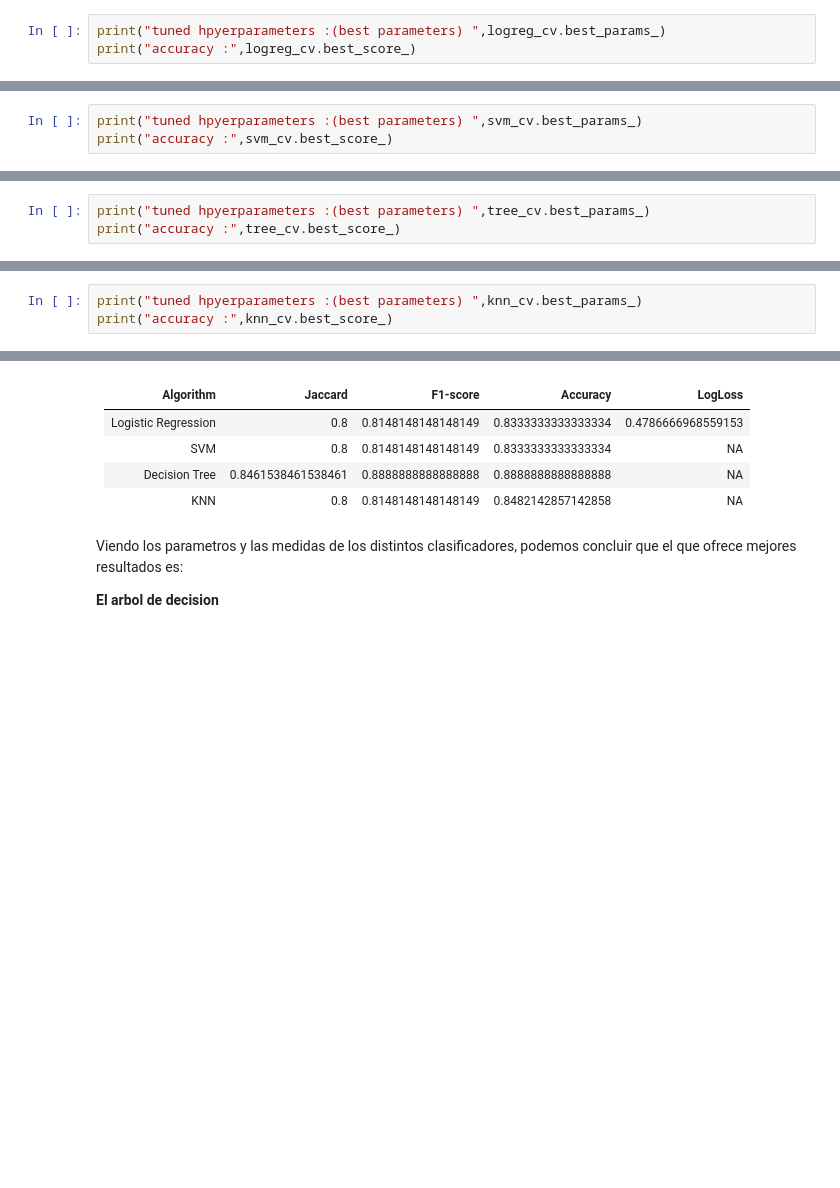
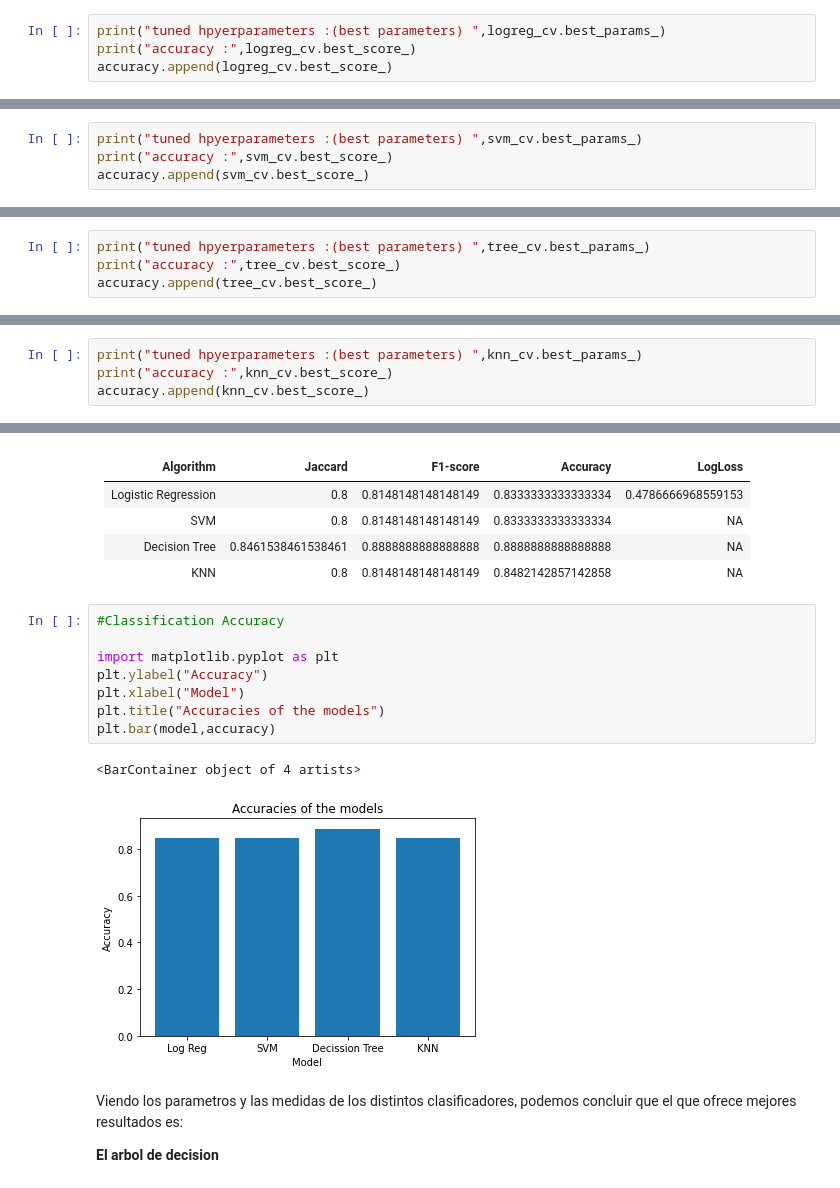
Before and after one commit to carpimat/Final_Assigment_applied_data_science, a Jupyter notebook: Laboratorio 6. Analisis predictivo.ipynb, the cells around one changed output, grey strips where cells are left out. Drawn from its saved outputs; the diff is of its cells as text; blank space fills up the shorter version.

```diff
--- a/Laboratorio 6. Analisis predictivo.ipynb
+++ b/Laboratorio 6. Analisis predictivo.ipynb
@@ -200,6 +202,7 @@ We output the <code>GridSearchCV</code> object for logistic regression. We displ
 # %%
 print("tuned hpyerparameters :(best parameters) ",logreg_cv.best_params_)
 print("accuracy :",logreg_cv.best_score_)
+accuracy.append(logreg_cv.best_score_)
 # %% [output]
 tuned hpyerparameters :(best parameters)  {'C': 0.01, 'penalty': 'l2', 'solver': 'lbfgs'}
 accuracy : 0.8464285714285713
@@ -239,6 +242,7 @@ svm_cv = GridSearchCV(cv=10, estimator = svm, param_grid=parameters).fit(X_train
 # %%
 print("tuned hpyerparameters :(best parameters) ",svm_cv.best_params_)
 print("accuracy :",svm_cv.best_score_)
+accuracy.append(svm_cv.best_score_)
 # %% [output]
 tuned hpyerparameters :(best parameters)  {'C': 1.0, 'gamma': 0.03162277660168379, 'kernel': 'sigmoid'}
 accuracy : 0.8482142857142856
@@ -278,4 +282,5 @@ tree_cv = GridSearchCV(cv=10, estimator = tree, param_grid=parameters).fit(X_tra
 # %%
 print("tuned hpyerparameters :(best parameters) ",tree_cv.best_params_)
 print("accuracy :",tree_cv.best_score_)
+accuracy.append(tree_cv.best_score_)
 # %% [output]
@@ -314,6 +319,7 @@ knn_cv = GridSearchCV(cv=10, estimator = KNN, param_grid=parameters).fit(X_train
 # %%
 print("tuned hpyerparameters :(best parameters) ",knn_cv.best_params_)
 print("accuracy :",knn_cv.best_score_)
+accuracy.append(knn_cv.best_score_)
 # %% [output]
 tuned hpyerparameters :(best parameters)  {'algorithm': 'auto', 'n_neighbors': 10, 'p': 1}
 accuracy : 0.8482142857142858
@@ -388,6 +397,17 @@ The f1-score was with  0.8148148148148149
 | SVM | 0.8 | 0.8148148148148149 | 0.8333333333333334 | NA |
 | Decision Tree | 0.8461538461538461 | 0.8888888888888888 | 0.8888888888888888 | NA |
 | KNN | 0.8 | 0.8148148148148149 | 0.8482142857142858 | NA
+# %%
+#Classification Accuracy
+
+import matplotlib.pyplot as plt
+plt.ylabel("Accuracy")
+plt.xlabel("Model")
+plt.title("Accuracies of the models")
+plt.bar(model,accuracy)
+# %% [output]
+<BarContainer object of 4 artists>
+[figure, added]
 # %% [markdown]
 Viendo los parametros y las medidas de los distintos clasificadores, podemos concluir que el que ofrece mejores resultados es:
 
```
Also changed, not shown: parts of 6 cells of this notebook.
